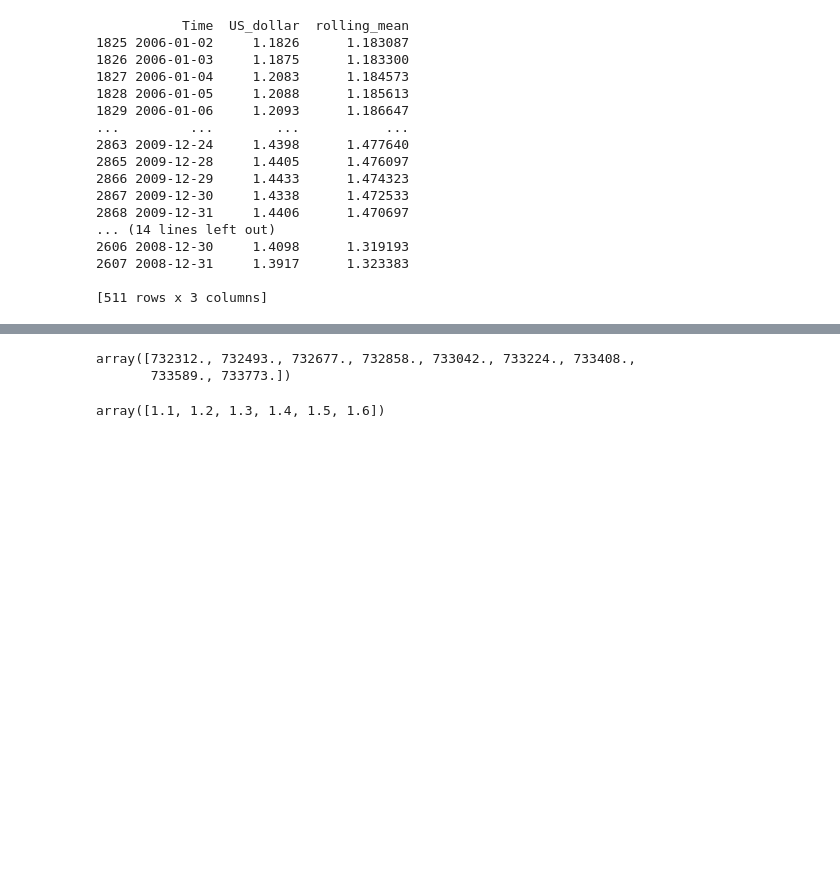
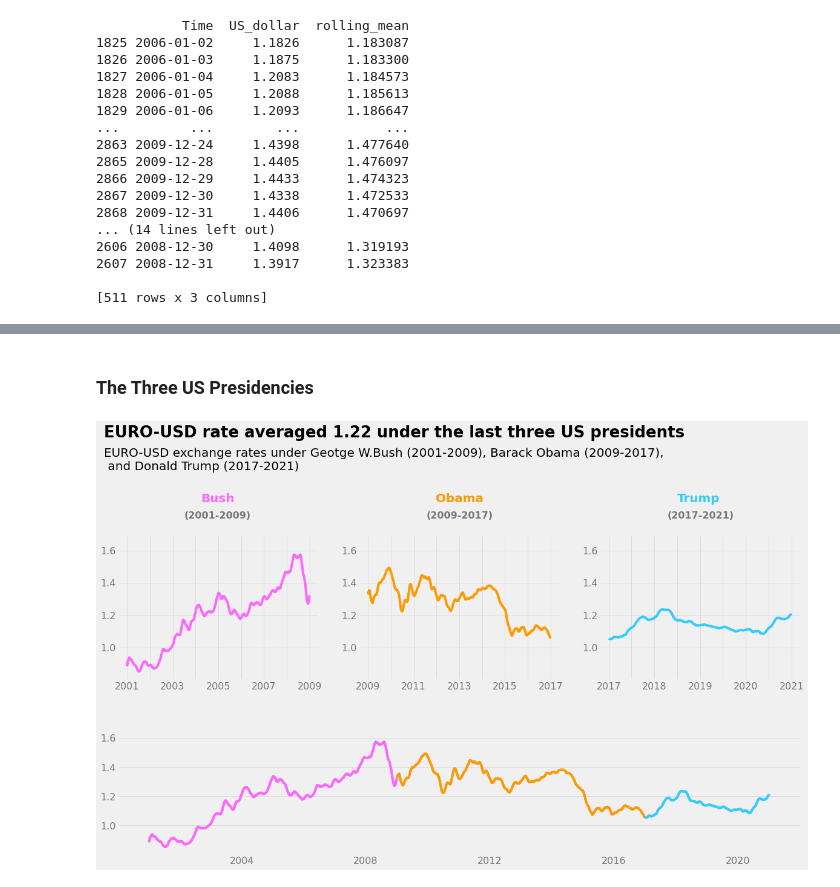
Before and after one commit to hoangvn111/Project-Storytelling-Data-Visualization-on-Exchange-Rates, a Jupyter notebook: Project_Storytelling_Data_Visualization_on_Exchange_Rates.ipynb, the cells around one changed output, grey strips where cells are left out. Cells and saved outputs as stored; diff of their text form; code cells hidden in the pictures; blank space fills up the shorter version.

```diff
--- a/Project_Storytelling_Data_Visualization_on_Exchange_Rates.ipynb
+++ b/Project_Storytelling_Data_Visualization_on_Exchange_Rates.ipynb
@@ -258,9 +246,69 @@ plt.show()
-# %%
-ax.get_xticks()
-# %% [output]
-array([732312., 732493., 732677., 732858., 733042., 733224., 733408.,
-       733589., 733773.])
-# %%
-ax.get_yticks()
-# %% [output]
-array([1.1, 1.2, 1.3, 1.4, 1.5, 1.6])
+# %% [markdown]
+### **The Three US Presidencies**
+# %%
+bush = euro_to_dollar[(euro_to_dollar['Time'].dt.year >= 2001) & (euro_to_dollar['Time'].dt.year < 2009)].copy()
+obama = euro_to_dollar[(euro_to_dollar['Time'].dt.year >= 2009) & (euro_to_dollar['Time'].dt.year < 2017)].copy()
+trump = euro_to_dollar[(euro_to_dollar['Time'].dt.year >= 2017) & (euro_to_dollar['Time'].dt.year < 2021)].copy()
+bush_obama_trump = euro_to_dollar[(euro_to_dollar['Time'].dt.year >= 2001) & (euro_to_dollar['Time'].dt.year <= 2021)].copy()
+# %%
+from matplotlib import gridspec
+
+# Add the FiveThirtyEight style
+style.use('fivethirtyeight')
+
+# Create figure
+fig = plt.figure(figsize=(18,14))
+
+# Create suplots use subplot2grid
+ax1 = plt.subplot2grid(shape=(3, 3), loc=(0, 0), colspan=1)
+ax2 = plt.subplot2grid(shape=(3, 3), loc=(0, 1), colspan=1)
+ax3 = plt.subplot2grid(shape=(3, 3), loc=(0, 2), colspan=1)
+ax4 = plt.subplot2grid(shape=(3, 3), loc=(1, 0), colspan=3)
+
+axes = [ax1, ax2, ax3, ax4]
+axes_x = [bush['Time'], obama['Time'], trump['Time'], bush_obama_trump['Time']]
+axes_y = [bush['rolling_mean'], obama['rolling_mean'], trump['rolling_mean'], bush_obama_trump['rolling_mean']]
+colors = ['#ff66ff', '#ff9900', '#33ccff', '#bfbfbf']
+
+# Add title and subtitle
+ax1.text(730120, 2.3, 'EURO-USD rate averaged 1.22 under the last three US presidents', weight='bold', size=26)
+ax1.text(730120, 2.1, 'EURO-USD exchange rates under Geotge W.Bush (2001-2009), Barack Obama (2009-2017), \n and Donald Trump (2017-2021)', size=20)
+
+# Add subplots and change the properties of subplots
+for ax, ax_x, ax_y, color_graph in zip(axes, axes_x, axes_y, colors):
+    ax.grid(alpha=0.5)
+    ax.plot(ax_x, ax_y, color= color_graph)
+    ax.set_yticks([1.0, 1.2, 1.4, 1.6])
+    ax.set_yticklabels(['1.0', '1.2', '1.4', '1.6'], size=16, alpha=0.5)
+    ax.set_ylim(0.8, 1.7)
+
+
+# Ax1: Bush
+ax1.text(731670, 1.9, 'Bush', size=20, weight='bold', color='#ff66ff')
+ax1.text(731400, 1.8, '(2001-2009)', size=16, weight='bold', alpha=0.5)
+ax1.set_xticklabels(['', '2001', '', '2003', '', '2005', '', '2007', '', '2009'], size=16, alpha=0.5)
+
+# Ax2: Obama
+ax2.text(734493, 1.9, 'Obama', size=20, weight='bold', color='#ff9900')
+ax2.text(734338, 1.8, '(2009-2017)', size=16, weight='bold', alpha=0.5)
+ax2.set_xticklabels(['', '2009', '', '2011', '', '2013', '', '2015', '', '2017'], size=16, alpha=0.5)
+
+# Ax3: Trump
+ax3.text(736876, 1.9, 'Trump', size=20, weight='bold', color='#33ccff')
+ax3.text(736800, 1.8, '(2017-2021)', size=16, weight='bold', alpha=0.5)
+ax3.set_xticklabels(['2017', '', '2018', '', '2019', '', '2020', '', '2021'], size=16, alpha=0.5)
+
+# Ax4: Bsh_Trump_Obama
+ax4.plot(bush['Time'], bush['rolling_mean'], color='#ff66ff')
+ax4.plot(obama['Time'], obama['rolling_mean'], color='#ff9900')
+ax4.plot(trump['Time'], trump['rolling_mean'], color='#33ccff')
+ax4.set_xticklabels(['', '2004', '2008', '2012', '2016', '2020', ''], size=16, alpha=0.5)
+ax4.set_ylim(0.8,1.8)
+
+# delete grid line y
+ax4.grid(axis='x')
+
+
+plt.show()
+# %% [output]
+[figure, added]
```
Also changed, not shown: parts of 4 cells of this notebook.
